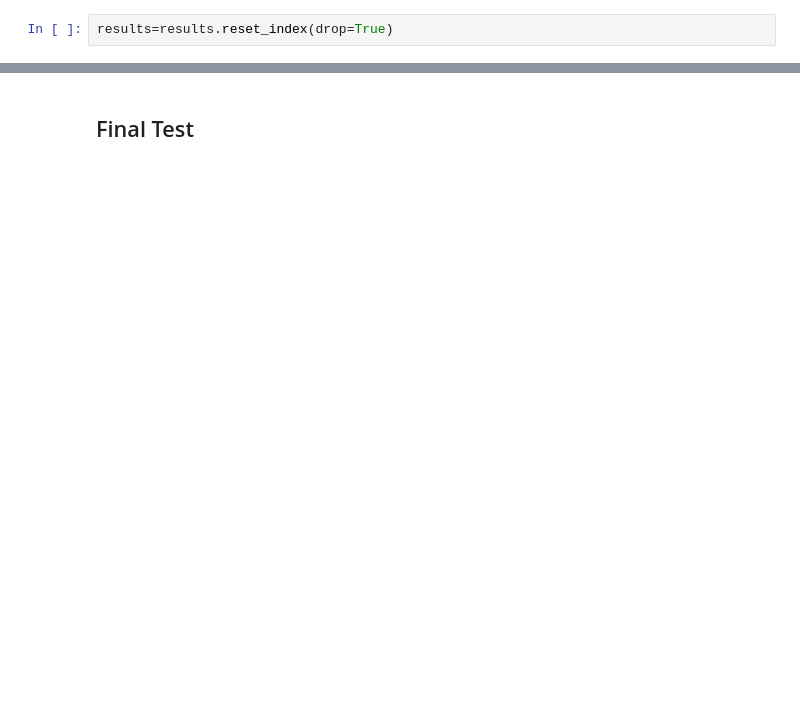
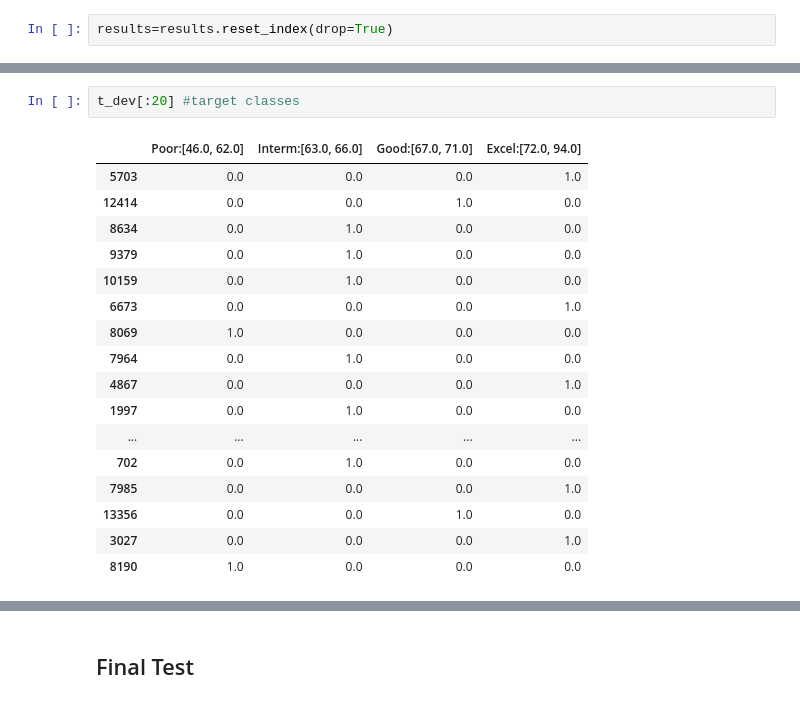
Before and after one commit to adrialf10/FIFA_NN, a Jupyter notebook: Fifa19_v1_Gr.ipynb, the cells around one changed output, grey strips where cells are left out. Saved outputs shown, nothing was run; the diff lists cells and outputs as text; blank space fills up the shorter version.

```diff
--- a/Fifa19_v1_Gr.ipynb
+++ b/Fifa19_v1_Gr.ipynb
@@ -244,0 +341,20 @@ plt.show()
+# %%
+t_dev[:20] #target classes
+# %% [output]
+|  | Poor:[46.0, 62.0] | Interm:[63.0, 66.0] | Good:[67.0, 71.0] | Excel:[72.0, 94.0] |
+| 5703 | 0.0 | 0.0 | 0.0 | 1.0 |
+| 12414 | 0.0 | 0.0 | 1.0 | 0.0 |
+| 8634 | 0.0 | 1.0 | 0.0 | 0.0 |
+| 9379 | 0.0 | 1.0 | 0.0 | 0.0 |
+| 10159 | 0.0 | 1.0 | 0.0 | 0.0 |
+| 6673 | 0.0 | 0.0 | 0.0 | 1.0 |
+| 8069 | 1.0 | 0.0 | 0.0 | 0.0 |
+| 7964 | 0.0 | 1.0 | 0.0 | 0.0 |
+| 4867 | 0.0 | 0.0 | 0.0 | 1.0 |
+| 1997 | 0.0 | 1.0 | 0.0 | 0.0 |
+| ... | ... | ... | ... | ... |
+| 702 | 0.0 | 1.0 | 0.0 | 0.0 |
+| 7985 | 0.0 | 0.0 | 0.0 | 1.0 |
+| 13356 | 0.0 | 0.0 | 1.0 | 0.0 |
+| 3027 | 0.0 | 0.0 | 0.0 | 1.0 |
+| 8190 | 1.0 | 0.0 | 0.0 | 0.0 |
```
Also changed, not shown: parts of 37 cells of this notebook.
